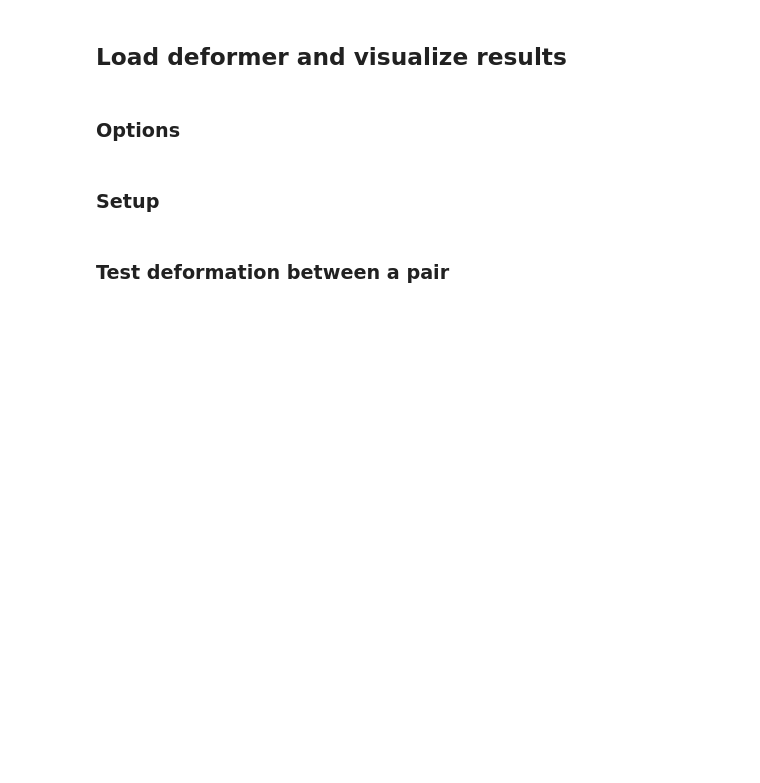
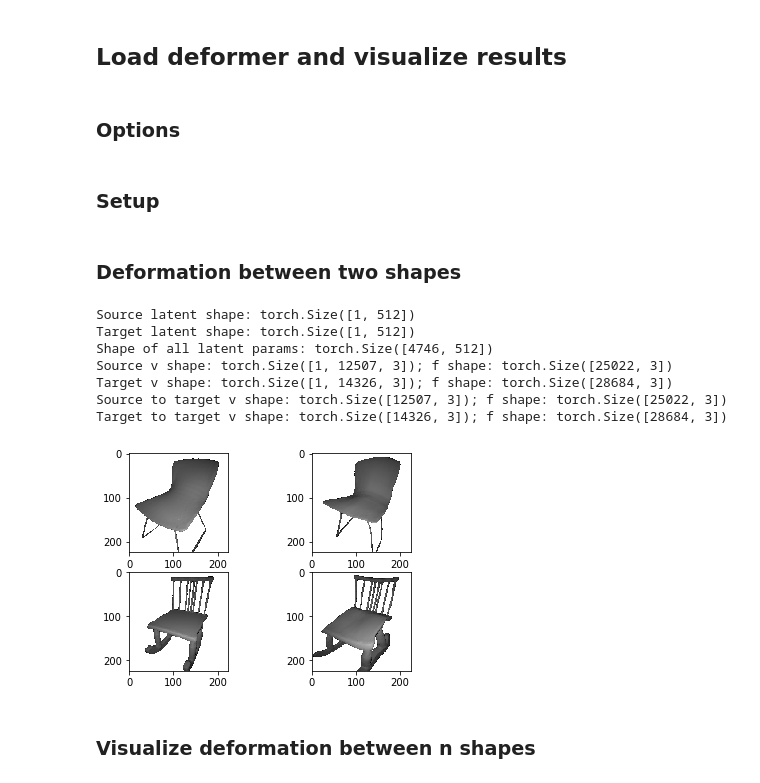
Before and after one commit to maxjiang93/ShapeFlow, a Jupyter notebook: visualize_deformer.ipynb, the cells around one changed output. Cells and saved outputs as stored; diff of their text form; code cells hidden in the pictures; blank space fills up the shorter version.

```diff
--- a/visualize_deformer.ipynb
+++ b/visualize_deformer.ipynb
@@ -13,8 +18,8 @@ from deepdeform.layers.deformation_layer import NeuralFlowDeformer
 ### Options
 # %%
 # choice of checkpoint to load
-run_dir = "runs/run_4746_nnnr_nosign"
-checkpoint = "checkpoint_latest.pth.tar_deepdeform_best.pth.tar"
+run_dir = "runs/pretrained_ckpt"
+checkpoint = "checkpoint_latest.pth.tar_deepdeform_100.pth.tar"
 device = torch.device("cuda")
 # %% [markdown]
 ### Setup
@@ -42,5 +47,74 @@ deformer.load_state_dict(resume_dict["deformer_state_dict"])
 data_root = args.data_root.replace('shapenet_watertight', 'shapenet_simplified')
 dset = ShapeNetMesh(data_root=data_root, split="train", category="chair",
                     normals=False)
+# %% [markdown]
+### Deformation between two shapes
+# %%
+# pick source and target (between 0 and 4745)
+source_idx = 0
+target_idx = 1
+
+
+# get the corresponding latent codes
+source_latent = deformer.get_lat_params(source_idx)[None]   # unsqueeze batch dimension
+target_latent = deformer.get_lat_params(target_idx)[None]   # unsqueeze batch dimension
+zero_latent = torch.zeros_like(source_latent)  # "hub" latent
+print(f"Source latent shape: {source_latent.shape}")
+print(f"Target latent shape: {target_latent.shape}")
+
+
+# access all latent parameters
+all_latents = deformer.net.lat_params
+print(f"Shape of all latent params: {all_latents.shape}")
+
+
+# get the source and target shapes (meshes)
+v_source, f_source = dset.get_single(source_idx)
+v_target, f_target = dset.get_single(target_idx)
+v_source = v_source[None].to(device)  # unsqueeze batch dimension
+v_target = v_target[None].to(device)  # unsqueeze batch dimension
+print(f"Source v shape: {v_source.shape}; f shape: {f_source.shape}")
+print(f"Target v shape: {v_target.shape}; f shape: {f_target.shape}")
+
+
+# deform source to target
+lat_path = lambda l_src_, l_tar_: torch.stack([l_src_, zero_latent, l_tar_], dim=1)  # alias
+with torch.no_grad():  # no need grad for inference
+    v_src_to_tar = deformer(v_source, lat_path(source_latent, target_latent))[0]  # source to target
+    v_tar_to_src = deformer(v_target, lat_path(target_latent, source_latent))[0]  # target to source
+print(f"Source to target v shape: {v_src_to_tar.shape}; f shape: {f_source.shape}")
+print(f"Target to target v shape: {v_tar_to_src.shape}; f shape: {f_target.shape}")
+
+
+# convert to numpy
+v_src_to_tar = v_src_to_tar.detach().cpu().numpy()
+v_tar_to_src = v_tar_to_src.detach().cpu().numpy()
+v_src = v_source[0].detach().cpu().numpy()
+v_tar = v_target[0].detach().cpu().numpy()
+f_src = f_source.detach().cpu().numpy()
+f_tar = f_target.detach().cpu().numpy()
+
+# render and visualize
+img_src, _ = render.render_vf(v_src, f_src, color=[1.,1.,1.], res=(224,224))
+img_tar, _ = render.render_vf(v_tar, f_tar, color=[1.,1.,1.], res=(224,224))
+img_src_to_tar, _ = render.render_vf(v_src_to_tar, f_src, color=[1.,1.,1.], res=(224,224))
+img_tar_to_src, _ = render.render_vf(v_tar_to_src, f_tar, color=[1.,1.,1.], res=(224,224))
+
+# plot renderings
+fig, axes = plt.subplots(ncols=2, nrows=2)
+axes[0, 0].imshow(img_src)
+axes[1, 0].imshow(img_tar)
+axes[0, 1].imshow(img_src_to_tar)
+axes[1, 1].imshow(img_tar_to_src)
+plt.show()
+# %% [output]
+Source latent shape: torch.Size([1, 512])
+Target latent shape: torch.Size([1, 512])
+Shape of all latent params: torch.Size([4746, 512])
+Source v shape: torch.Size([1, 12507, 3]); f shape: torch.Size([25022, 3])
+Target v shape: torch.Size([1, 14326, 3]); f shape: torch.Size([28684, 3])
+Source to target v shape: torch.Size([12507, 3]); f shape: torch.Size([25022, 3])
+Target to target v shape: torch.Size([14326, 3]); f shape: torch.Size([28684, 3])
+[figure, added]
 # %% [markdown]
-### Test deformation between a pair
+### Visualize deformation between n shapes
```
Also changed, not shown: parts of 5 cells of this notebook, 4 other files.
